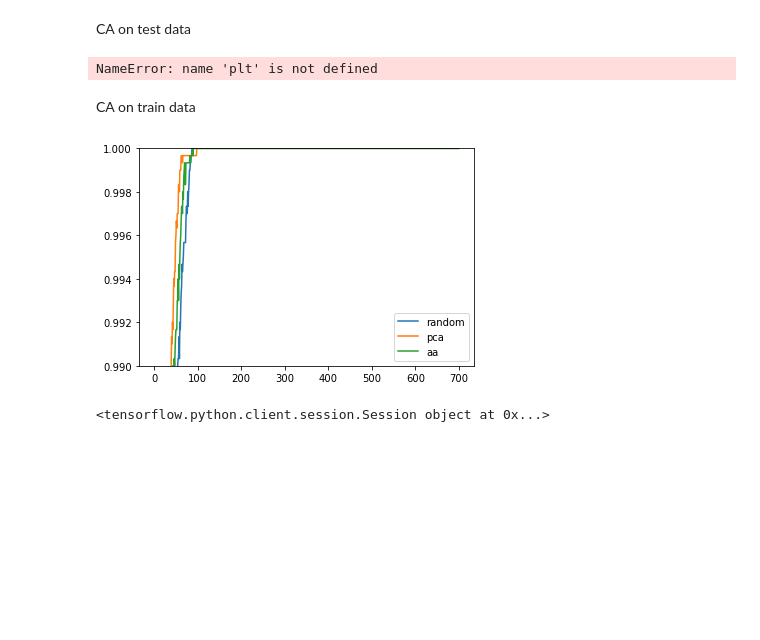
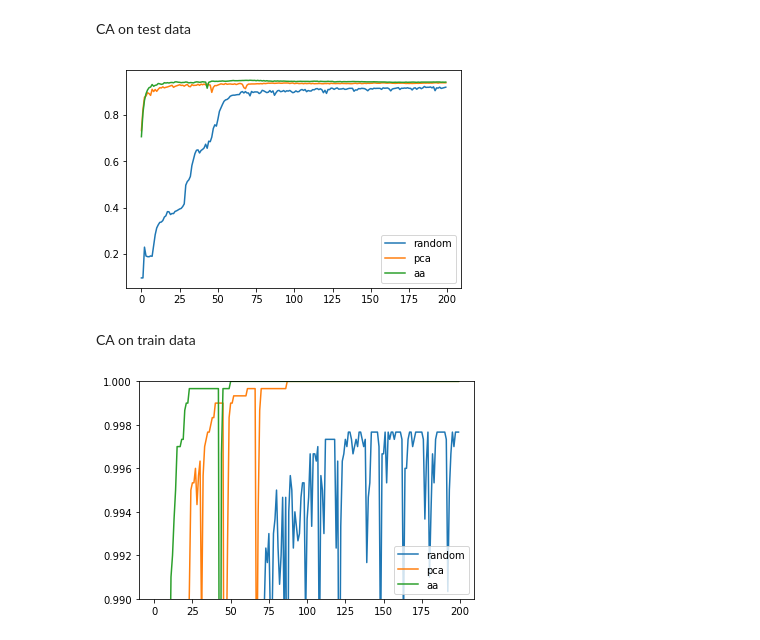
Before and after one commit to gasperpetelin/mat-factorization-nnet, a Jupyter notebook: MNIST small dataset.ipynb, the cells around one changed output. Saved outputs shown, nothing was run; the diff lists cells and outputs as text; code cells hidden in the pictures; blank space fills up the shorter version.

```diff
--- a/MNIST small dataset.ipynb
+++ b/MNIST small dataset.ipynb
@@ -15,26 +12,26 @@ X_train, X_test, y_train, y_test = load_small_mnist(0.4)
 # %% [markdown]
 Regular neural network
 # %%
-regular_nn = BaseNN([400, 30, 10]).fit(X_test, y_test, X_train, y_train, 700, 20)
+regular_nn = BaseNN([400, 200, 100, 60, 40, 30, 20, 15, 10]).fit(X_test, y_test, X_train, y_train, 200, 20)
 # %% [markdown]
 PCA neural network
 # %%
-pca_nn = PCANN([400, 30, 10]).fit(X_test, y_test, X_train, y_train, 700, 20)
+pca_nn = PCANN([400, 200, 100, 60, 40, 30, 20, 15, 10]).fit(X_test, y_test, X_train, y_train, 200, 20)
 # %% [markdown]
 AA neural network
 # %%
-aa_nn = AANN([400, 30, 10], aa_iterations=5).fit(X_test, y_test, X_train, y_train, 700, 30)
+aa_nn = AANN([400, 200, 100, 60, 40, 30, 20, 15, 10], aa_iterations=5).fit(X_test, y_test, X_train, y_train, 200, 20)
 # %% [markdown]
 CA on test data
 # %%
 plt.plot(regular_nn[1], label = "random")
 plt.plot(pca_nn[1], label = "pca")
 plt.plot(aa_nn[1], label = "aa")
 plt.legend(loc='lower right')
-plt.ylim([0.9, 1])
+#plt.ylim([0.9, 1])
 plt.show()
 # %% [output]
-NameError: name 'plt' is not defined
+[figure, added]
 # %% [markdown]
 CA on train data
 # %%
@@ -45,11 +42,4 @@ plt.legend(loc='lower right')
 plt.ylim([0.99, 1])
 plt.show()
 # %% [output]
-[figure, old version]
+[figure, new version]
-# %%
-import tensorflow as tf
-
-sess = tf.Session(config=tf.ConfigProto(log_device_placement=True))
-print(sess)
-# %% [output]
-<tensorflow.python.client.session.Session object at 0x...>
```
Also changed, not shown: parts of 1 cell of this notebook, 14 other files.
